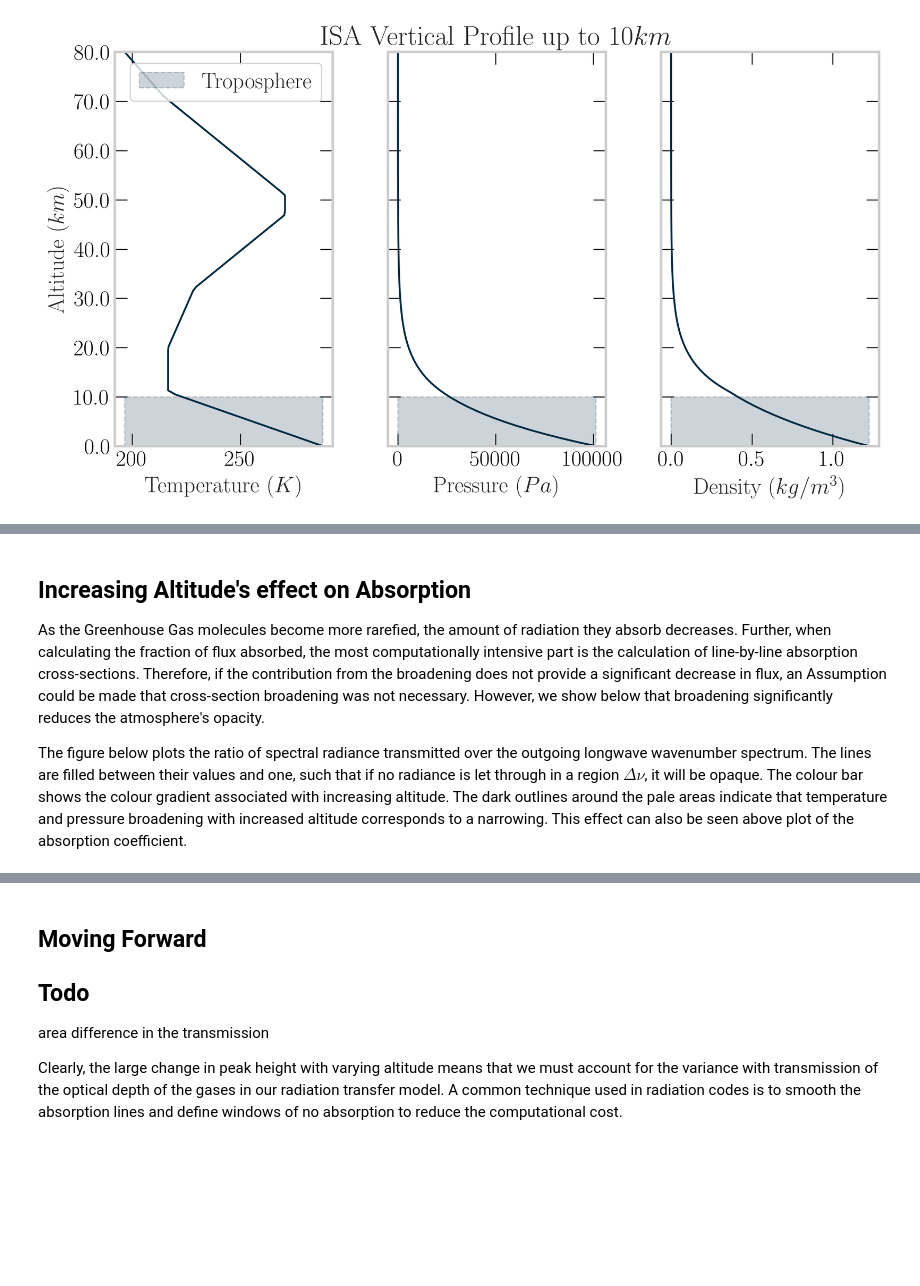
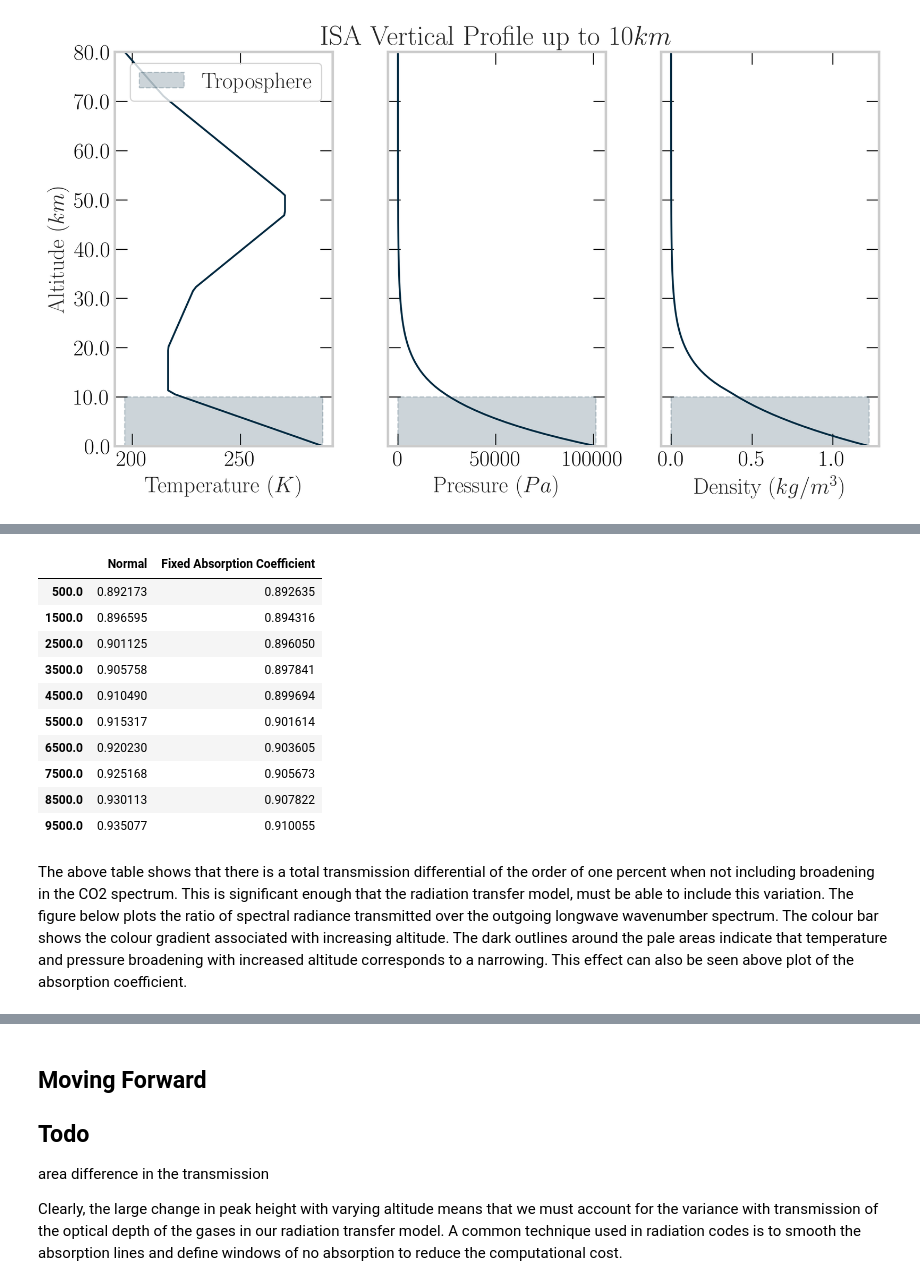
Before and after one commit to seancraven/CDS_book, a Jupyter notebook: Chapter_3/lorentzian_broadening.ipynb, the cells around one changed output, grey strips where cells are left out. Cells and saved outputs as stored; diff of their text form; code cells hidden in the pictures; blank space fills up the shorter version.

```diff
--- a/Chapter_3/lorentzian_broadening.ipynb
+++ b/Chapter_3/lorentzian_broadening.ipynb
@@ -152,6 +130,53 @@ def optical_depth(alt_0, alt_1, ppm_conc, abs_coef):
+# %%
+"""
+We create two dictionaries below, that store the ratio of total transmitted
+flux, {\int tranmission dwavnumber} / {\int dwavenumber}.  In the
+flux_ratios dictionary the absorption coefficient varies with altitude,
+flux_ratios_fixed_abs  this takes the absorption coefficient of CO2 at
+500 m, and does not vary it while calculating the optical depth.
+Additionally, the transmission function is sored in the flux ratio list.
+"""
+
+od = []
+flux_ratios = []
+transmission_fraction = {}
+transmission_fraction_fixed_abs = {}
+ac_500_mask = co2_optical_depth["altitude"] == 500
+ac_500 = co2_optical_depth["abs_coef"][ac_500_mask]
+
+for alt in alts:
+    if alt <= 9500:
+        mask = co2_optical_depth["altitude"] == alt
+        alt_od = co2_optical_depth["optical_depth"][mask]
+        od.append(alt_od)
+        flux_ratios.append(np.exp(-alt_od))
+        fixed_abs_coef_od = optical_depth(
+            alt - 500, alt + 500,  400, ac_500
+        )
+        x = co2_optical_depth["wave_no"][mask]
+        flux_ratios_fixed_ac = np.exp(-fixed_abs_coef_od)
+        transmission_fraction_fixed_abs[f"{alt}"] = simpson(
+            flux_ratios_fixed_ac, x
+        ) / simpson(np.ones_like(x), x)
+        transmission_fraction[f"{alt}"] = simpson(
+            np.exp(-alt_od), co2_optical_depth["wave_no"][mask]
+        ) / simpson(np.ones_like(x), x)
+# %%
+result_frame = pd.DataFrame.from_dict(transmission_fraction, "index", columns=["Normal"])
+result_frame["Fixed Absorption Coefficient"] = pd.DataFrame.from_dict(transmission_fraction_fixed_abs, "index")
+result_frame
+# %% [output]
+|  | Normal | Fixed Absorption Coefficient |
+| 500.0 | 0.892173 | 0.892635 |
+| 1500.0 | 0.896595 | 0.894316 |
+| 2500.0 | 0.901125 | 0.896050 |
+| 3500.0 | 0.905758 | 0.897841 |
+| 4500.0 | 0.910490 | 0.899694 |
+| 5500.0 | 0.915317 | 0.901614 |
+| 6500.0 | 0.920230 | 0.903605 |
+| 7500.0 | 0.925168 | 0.905673 |
+| 8500.0 | 0.930113 | 0.907822 |
+| 9500.0 | 0.935077 | 0.910055 |
 # %% [markdown]
-## Increasing Altitude's effect on Absorption
-
-As the Greenhouse Gas molecules become more rarefied, the amount of radiation they absorb decreases. Further, when calculating the fraction of flux absorbed, the most computationally intensive part is the calculation of line-by-line absorption cross-sections. Therefore, if the contribution from the broadening does not provide a significant decrease in flux, an Assumption could be made that cross-section broadening was not necessary. However, we show below that broadening significantly reduces the atmosphere's opacity.
-
-The figure below plots the ratio of spectral radiance transmitted over the outgoing longwave wavenumber spectrum. The lines are filled between their values and one, such that if no radiance is let through in a region $\Delta \nu$, it will be opaque. The colour bar shows the colour gradient associated with increasing altitude. The dark outlines around the pale areas indicate that temperature and pressure broadening with increased altitude corresponds to a narrowing. This effect can also be seen above plot of the absorption coefficient.
+The above table shows that there is a total transmission differential of the order of one percent when not including broadening in the CO2 spectrum. This is significant enough that the radiation transfer model, must be able to include this variation.
+The figure below plots the ratio of spectral radiance transmitted over the outgoing longwave wavenumber spectrum. The colour bar shows the colour gradient associated with increasing altitude. The dark outlines around the pale areas indicate that temperature and pressure broadening with increased altitude corresponds to a narrowing. This effect can also be seen above plot of the absorption coefficient.
```
Also changed, not shown: parts of 15 cells of this notebook, 4 other files.
